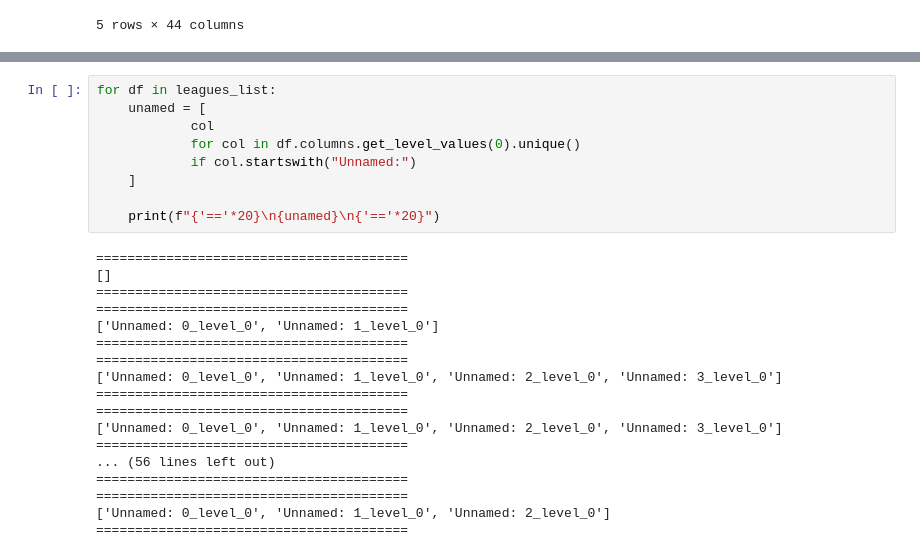
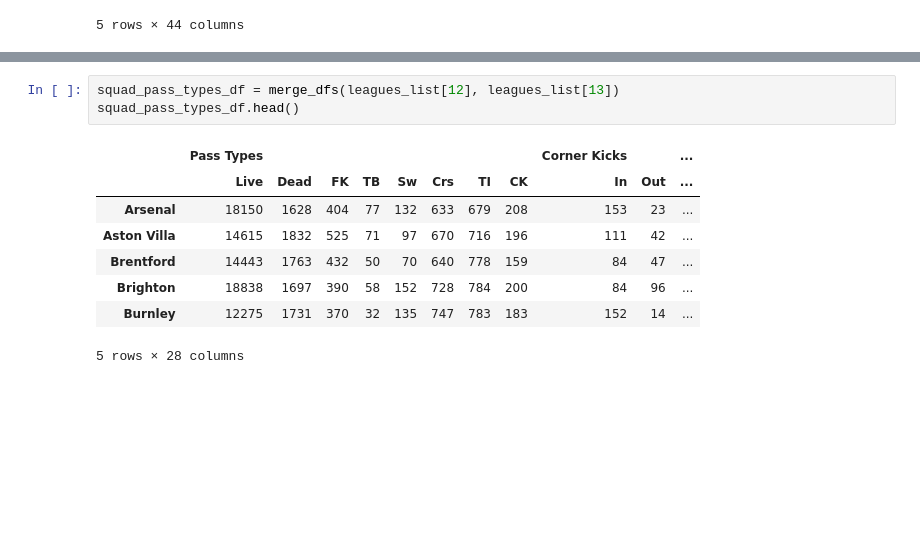
Before and after one commit to p13kara33/FootballData, a Jupyter notebook: footballdata/test_fbref.ipynb, the cells around one changed output, grey strips where cells are left out. Saved outputs shown, nothing was run; the diff lists cells and outputs as text; blank space fills up the shorter version.

```diff
--- a/footballdata/test_fbref.ipynb
+++ b/footballdata/test_fbref.ipynb
@@ -128,27 +48,12 @@ MultiIndex([( 'Unnamed: 0_level_0',   'Squad'),
-# %%
-for df in leagues_list:
-    unamed = [
-            col
-            for col in df.columns.get_level_values(0).unique()
-            if col.startswith("Unnamed:")
-    ]
-
-    print(f"{'=='*20}\n{unamed}\n{'=='*20}")
-# %% [output]
-========================================
-[]
-========================================
-========================================
-['Unnamed: 0_level_0', 'Unnamed: 1_level_0']
-========================================
-========================================
-['Unnamed: 0_level_0', 'Unnamed: 1_level_0', 'Unnamed: 2_level_0', 'Unnamed: 3_level_0']
-========================================
-========================================
-['Unnamed: 0_level_0', 'Unnamed: 1_level_0', 'Unnamed: 2_level_0', 'Unnamed: 3_level_0']
-========================================
-... (56 lines left out)
-========================================
-========================================
-['Unnamed: 0_level_0', 'Unnamed: 1_level_0', 'Unnamed: 2_level_0']
-========================================
+# %%
+squad_pass_types_df = merge_dfs(leagues_list[12], leagues_list[13])
+squad_pass_types_df.head()
+# %% [output]
+|  | Pass Types |  |  |  |  |  |  |  | Corner Kicks |  | ... |
+|  | Live | Dead | FK | TB | Sw | Crs | TI | CK | In | Out | ... |
+| Arsenal | 18150 | 1628 | 404 | 77 | 132 | 633 | 679 | 208 | 153 | 23 | ... |
+| Aston Villa | 14615 | 1832 | 525 | 71 | 97 | 670 | 716 | 196 | 111 | 42 | ... |
+| Brentford | 14443 | 1763 | 432 | 50 | 70 | 640 | 778 | 159 | 84 | 47 | ... |
+| Brighton | 18838 | 1697 | 390 | 58 | 152 | 728 | 784 | 200 | 84 | 96 | ... |
+| Burnley | 12275 | 1731 | 370 | 32 | 135 | 747 | 783 | 183 | 152 | 14 | ... |
+5 rows × 28 columns
```
Also changed, not shown: parts of 14 cells of this notebook, 2 other files.
